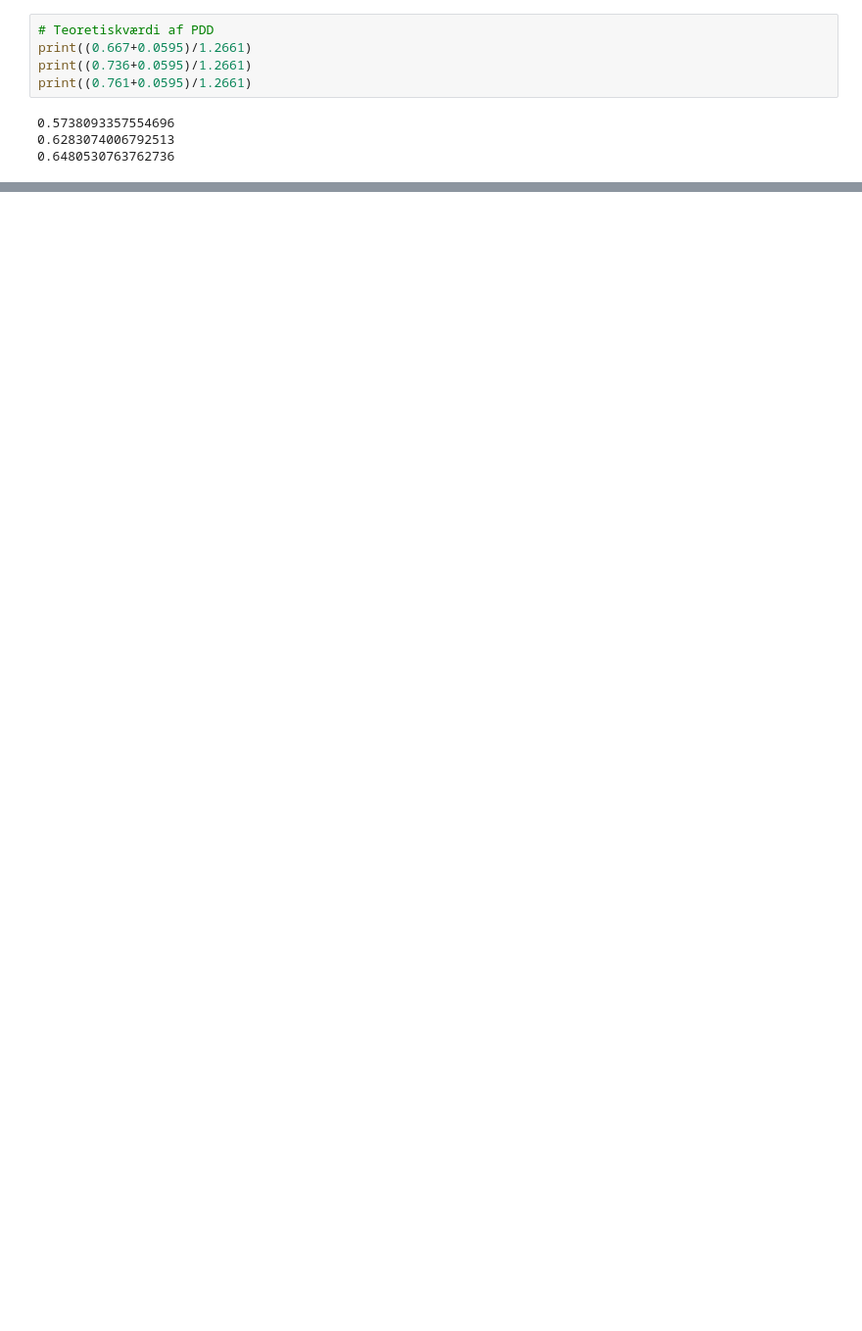
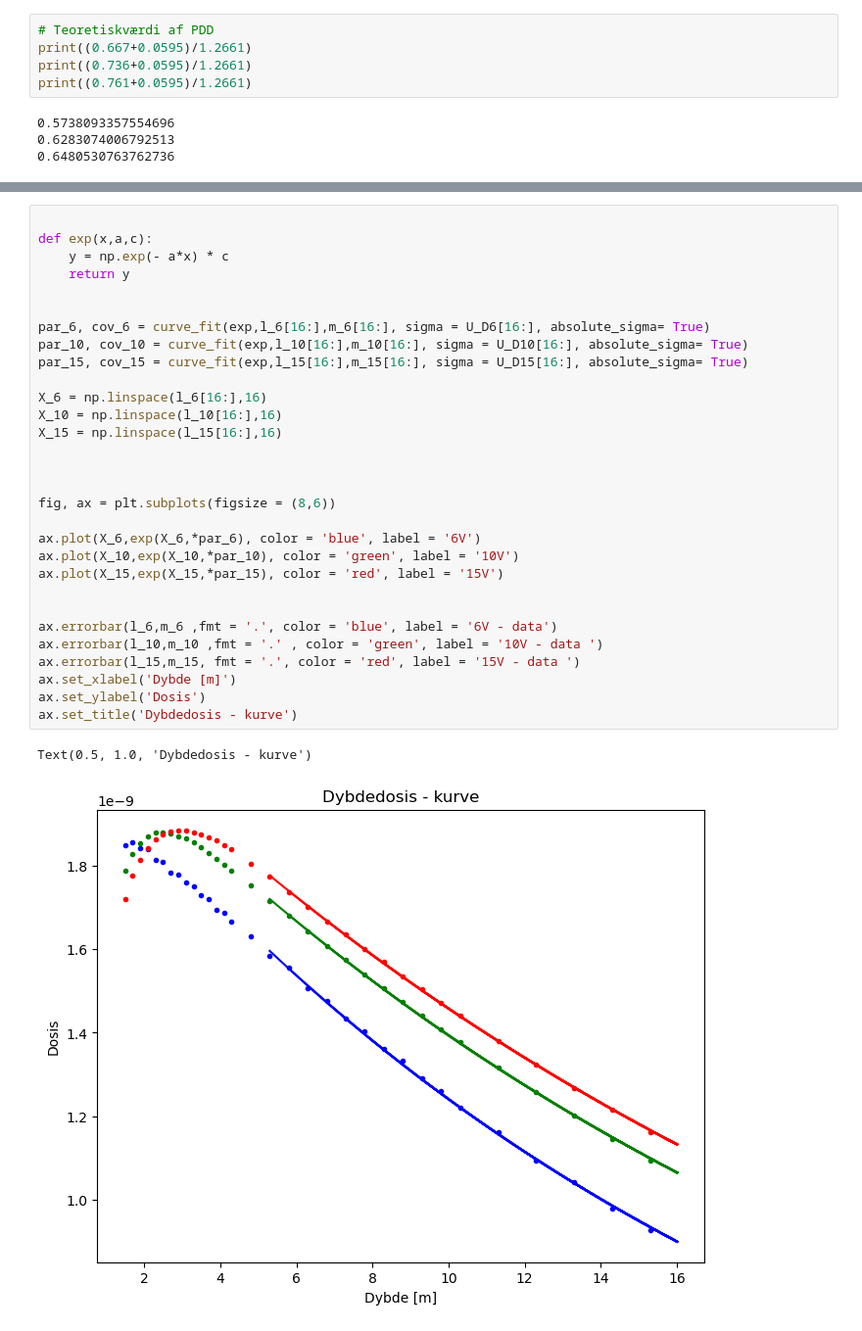
Before and after one commit to CarolineBalslev/DataProjekt, a Jupyter notebook: Projekt.1.ipynb, the cells around one changed output, grey strips where cells are left out. Shown at 98% size. Drawn from its saved outputs; the diff is of its cells as text; blank space fills up the shorter version.

```diff
--- a/Projekt.1.ipynb
+++ b/Projekt.1.ipynb
@@ -212,0 +363,33 @@ print((0.761+0.0595)/1.2661)
+# %%
+
+def exp(x,a,c):
+    y = np.exp(- a*x) * c
+    return y
+
+
+par_6, cov_6 = curve_fit(exp,l_6[16:],m_6[16:], sigma = U_D6[16:], absolute_sigma= True)
+par_10, cov_10 = curve_fit(exp,l_10[16:],m_10[16:], sigma = U_D10[16:], absolute_sigma= True)
+par_15, cov_15 = curve_fit(exp,l_15[16:],m_15[16:], sigma = U_D15[16:], absolute_sigma= True)
+
+X_6 = np.linspace(l_6[16:],16)
+X_10 = np.linspace(l_10[16:],16)
+X_15 = np.linspace(l_15[16:],16)
+
+
+
+fig, ax = plt.subplots(figsize = (8,6))
+
+ax.plot(X_6,exp(X_6,*par_6), color = 'blue', label = '6V')
+ax.plot(X_10,exp(X_10,*par_10), color = 'green', label = '10V')
+ax.plot(X_15,exp(X_15,*par_15), color = 'red', label = '15V')
+
+
+ax.errorbar(l_6,m_6 ,fmt = '.', color = 'blue', label = '6V - data')
+ax.errorbar(l_10,m_10 ,fmt = '.' , color = 'green', label = '10V - data ')
+ax.errorbar(l_15,m_15, fmt = '.', color = 'red', label = '15V - data ')
+ax.set_xlabel('Dybde [m]')
+ax.set_ylabel('Dosis')
+ax.set_title('Dybdedosis - kurve')
+# %% [output]
+Text(0.5, 1.0, 'Dybdedosis - kurve')
+[figure, added]
```
Also changed, not shown: parts of 14 cells of this notebook.
